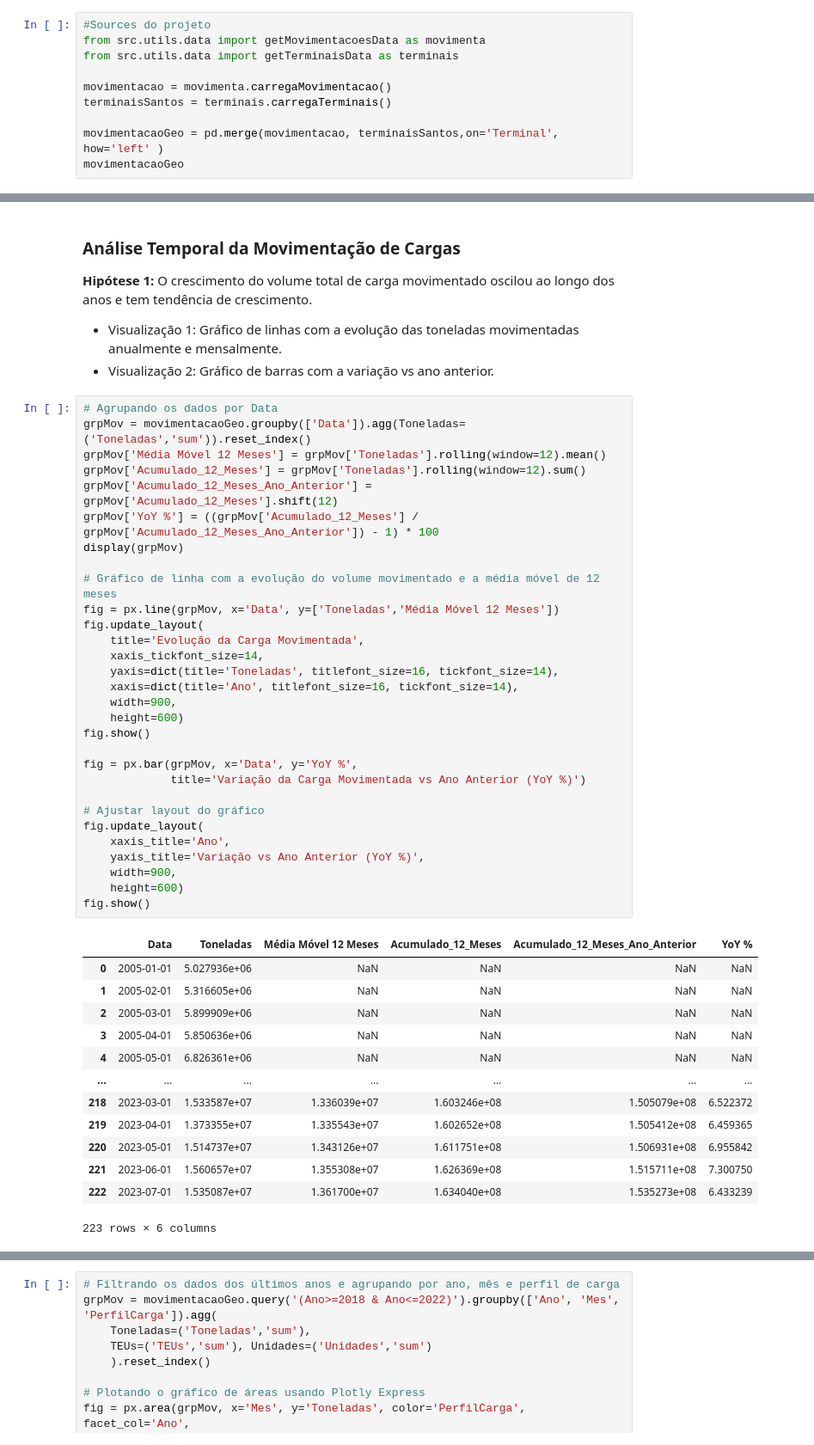
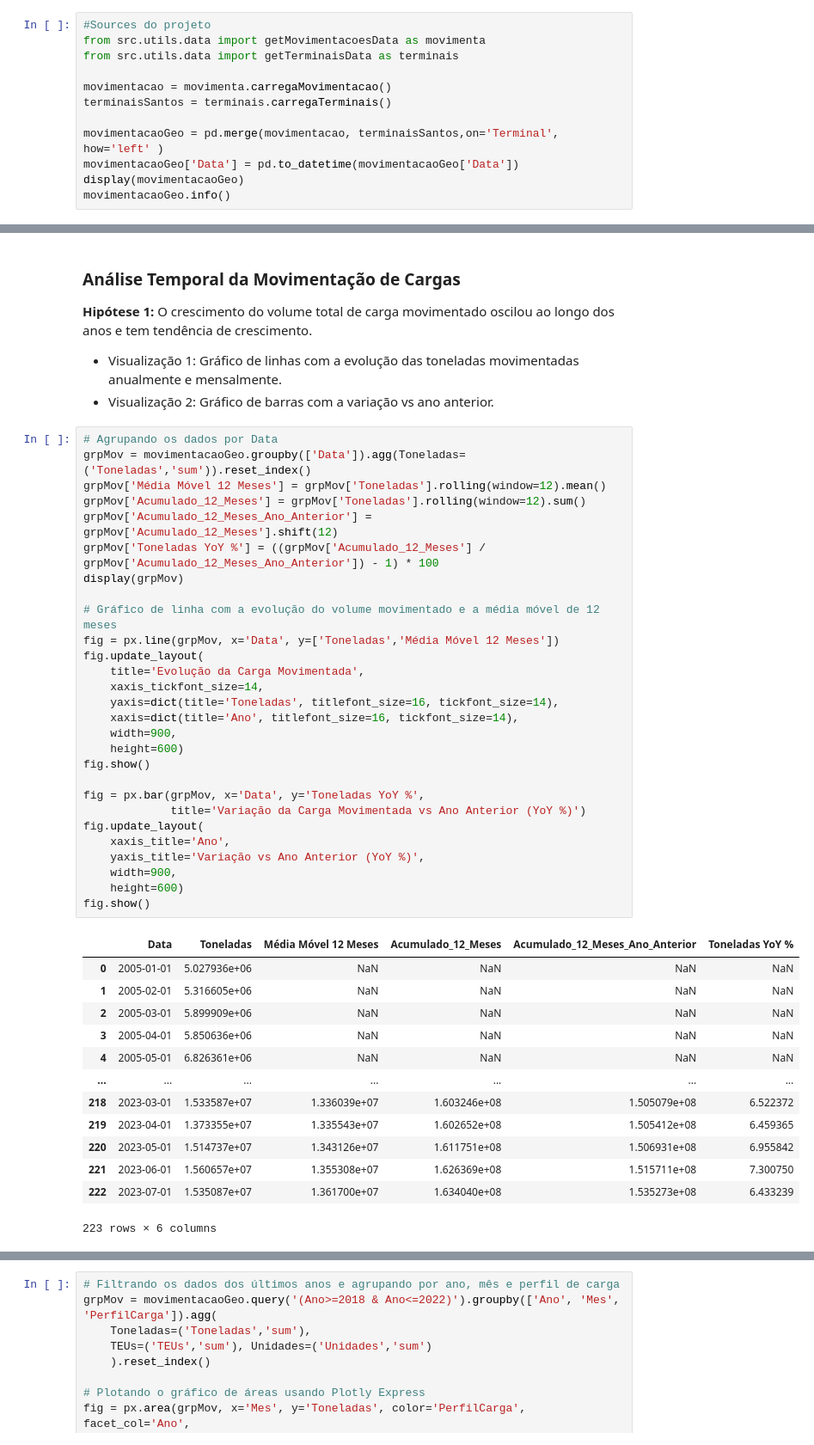
Before and after one commit to vendrame2/Infoviz-MensarioPortoSantos, a Jupyter notebook: EDA.ipynb, the cells around one changed output, grey strips where cells are left out. Shown at 86% size. Cells and saved outputs as stored; diff of their text form.

```diff
--- a/EDA.ipynb
+++ b/EDA.ipynb
@@ -16,7 +16,9 @@ movimentacao = movimenta.carregaMovimentacao()
 terminaisSantos = terminais.carregaTerminais()
 
 movimentacaoGeo = pd.merge(movimentacao, terminaisSantos,on='Terminal', how='left' )
-movimentacaoGeo
+movimentacaoGeo['Data'] = pd.to_datetime(movimentacaoGeo['Data'])
+display(movimentacaoGeo)
+movimentacaoGeo.info()
 # %% [output]
 |  | Ano | Mes | Berco | TipoInstalacao | Terminal | PerfilCarga | TipoOperacao | Navegacao | ... |
 | 0 | 2005 | 1 | SABOO 1 | PORTO ORGANIZADO | OUTROS | CARGA GERAL | CONVENCIONAL | LONGO CURSO | ... |
@@ -59,35 +60,33 @@ memory usage: 56.7+ MB
 # %%
 # Agrupando os dados por Data
 grpMov = movimentacaoGeo.groupby(['Data']).agg(Toneladas=('Toneladas','sum')).reset_index()
 grpMov['Média Móvel 12 Meses'] = grpMov['Toneladas'].rolling(window=12).mean()
 grpMov['Acumulado_12_Meses'] = grpMov['Toneladas'].rolling(window=12).sum()
 grpMov['Acumulado_12_Meses_Ano_Anterior'] = grpMov['Acumulado_12_Meses'].shift(12)
-grpMov['YoY %'] = ((grpMov['Acumulado_12_Meses'] / grpMov['Acumulado_12_Meses_Ano_Anterior']) - 1) * 100
+grpMov['Toneladas YoY %'] = ((grpMov['Acumulado_12_Meses'] / grpMov['Acumulado_12_Meses_Ano_Anterior']) - 1) * 100
 display(grpMov)
 
 # Gráfico de linha com a evolução do volume movimentado e a média móvel de 12 meses
 fig = px.line(grpMov, x='Data', y=['Toneladas','Média Móvel 12 Meses'])
 fig.update_layout(
     title='Evolução da Carga Movimentada',
     xaxis_tickfont_size=14,
     yaxis=dict(title='Toneladas', titlefont_size=16, tickfont_size=14),
     xaxis=dict(title='Ano', titlefont_size=16, tickfont_size=14),
     width=900,
     height=600)
 fig.show()
 
-fig = px.bar(grpMov, x='Data', y='YoY %',
+fig = px.bar(grpMov, x='Data', y='Toneladas YoY %',
              title='Variação da Carga Movimentada vs Ano Anterior (YoY %)')
-
-# Ajustar layout do gráfico
 fig.update_layout(
     xaxis_title='Ano',
     yaxis_title='Variação vs Ano Anterior (YoY %)',
     width=900,
     height=600)
 fig.show()
 # %% [output]
-|  | Data | Toneladas | Média Móvel 12 Meses | Acumulado_12_Meses | Acumulado_12_Meses_Ano_Anterior | YoY % |
+|  | Data | Toneladas | Média Móvel 12 Meses | Acumulado_12_Meses | Acumulado_12_Meses_Ano_Anterior | Toneladas YoY % |
 | 0 | 2005-01-01 | 5.027936e+06 | NaN | NaN | NaN | NaN |
 | 1 | 2005-02-01 | 5.316605e+06 | NaN | NaN | NaN | NaN |
 | 2 | 2005-03-01 | 5.899909e+06 | NaN | NaN | NaN | NaN |
```
Also changed, not shown: parts of 24 cells of this notebook, 13 other files.
